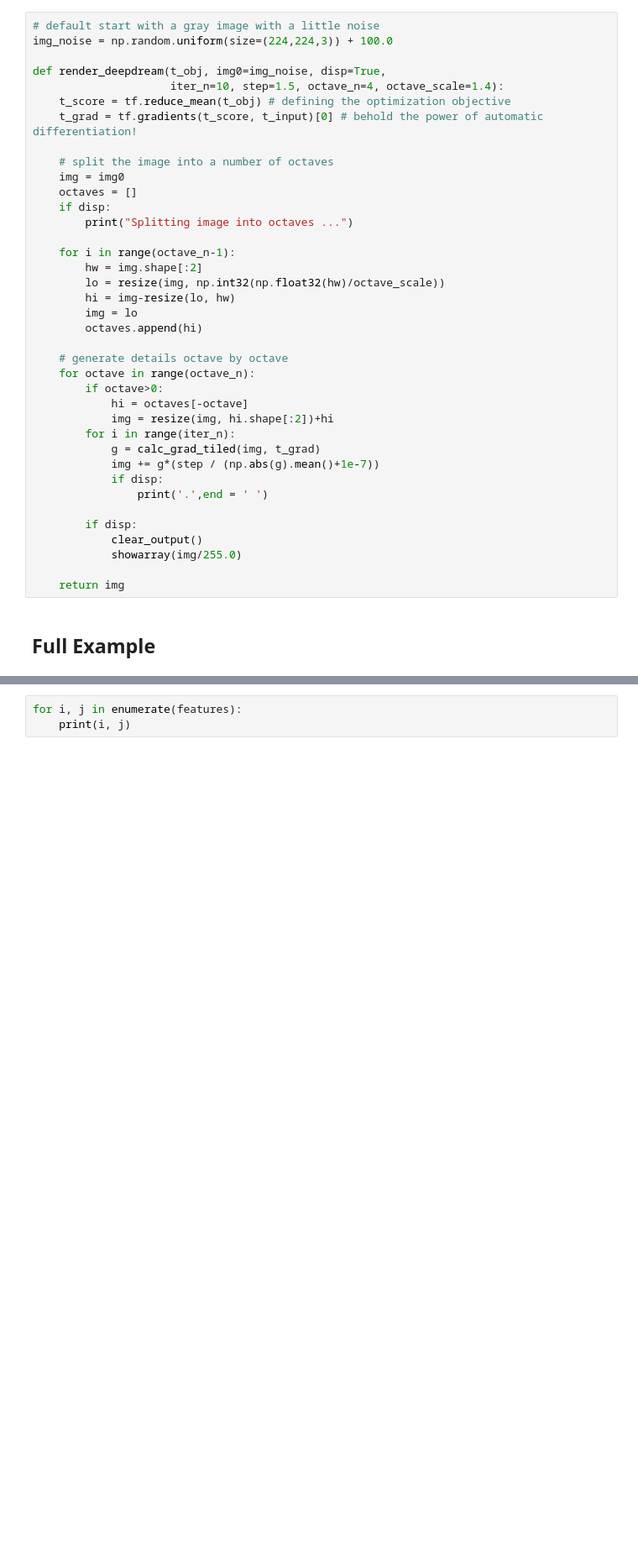
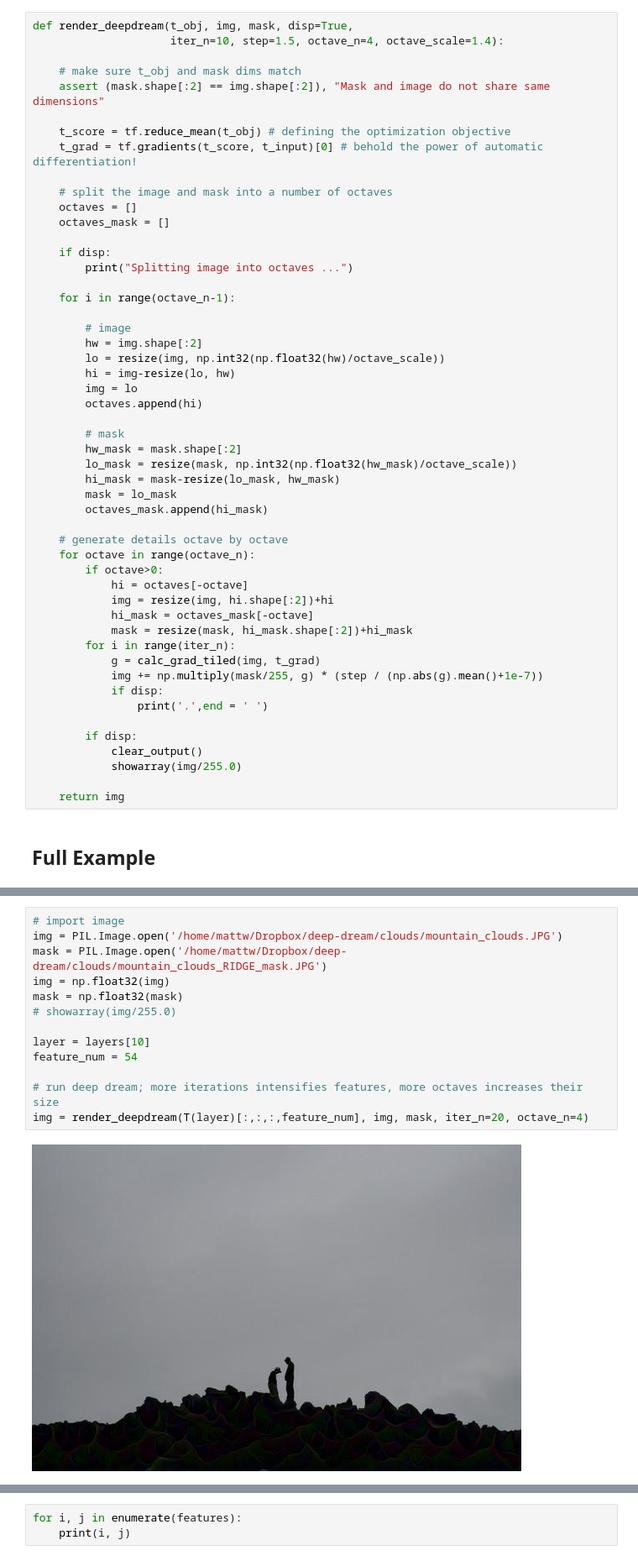
Before and after one commit to deepbluesea/tf-deepdream, a Jupyter notebook: deep-dream-mask.ipynb, the cells around one changed output, grey strips where cells are left out. Shown at 84% size. Cells and saved outputs as stored; diff of their text form; blank space fills up the shorter version.

Commit message:
single mask handling

```diff
--- a/deep-dream-mask.ipynb
+++ b/deep-dream-mask.ipynb
@@ -90,33 +93,46 @@ def calc_grad_tiled(img, t_grad, tile_size=512):
 # %%
-# default start with a gray image with a little noise
-img_noise = np.random.uniform(size=(224,224,3)) + 100.0
+def render_deepdream(t_obj, img, mask, disp=True,
+                     iter_n=10, step=1.5, octave_n=4, octave_scale=1.4):
 
-def render_deepdream(t_obj, img0=img_noise, disp=True,
-                     iter_n=10, step=1.5, octave_n=4, octave_scale=1.4):
+    # make sure t_obj and mask dims match
+    assert (mask.shape[:2] == img.shape[:2]), "Mask and image do not share same dimensions"
+
     t_score = tf.reduce_mean(t_obj) # defining the optimization objective
     t_grad = tf.gradients(t_score, t_input)[0] # behold the power of automatic differentiation!
 
-    # split the image into a number of octaves
-    img = img0
+    # split the image and mask into a number of octaves
     octaves = []
+    octaves_mask = []
+
     if disp:
         print("Splitting image into octaves ...")
 
     for i in range(octave_n-1):
+
+        # image
         hw = img.shape[:2]
         lo = resize(img, np.int32(np.float32(hw)/octave_scale))
         hi = img-resize(lo, hw)
         img = lo
         octaves.append(hi)
 
+        # mask
+        hw_mask = mask.shape[:2]
+        lo_mask = resize(mask, np.int32(np.float32(hw_mask)/octave_scale))
+        hi_mask = mask-resize(lo_mask, hw_mask)
+        mask = lo_mask
+        octaves_mask.append(hi_mask)
+
     # generate details octave by octave
     for octave in range(octave_n):
         if octave>0:
             hi = octaves[-octave]
             img = resize(img, hi.shape[:2])+hi
+            hi_mask = octaves_mask[-octave]
+            mask = resize(mask, hi_mask.shape[:2])+hi_mask
         for i in range(iter_n):
             g = calc_grad_tiled(img, t_grad)
-            img += g*(step / (np.abs(g).mean()+1e-7))
+            img += np.multiply(mask/255, g) * (step / (np.abs(g).mean()+1e-7))
             if disp:
                 print('.',end = ' ')
 
@@ -205,3 +213,18 @@ Total Elapsed Time: 14 hours
+# %%
+# import image
+img = PIL.Image.open('/home/mattw/Dropbox/deep-dream/clouds/mountain_clouds.JPG')
+mask = PIL.Image.open('/home/mattw/Dropbox/deep-dream/clouds/mountain_clouds_RIDGE_mask.JPG')
+img = np.float32(img)
+mask = np.float32(mask)
+# showarray(img/255.0)
+
+layer = layers[10]
+feature_num = 54
+
+# run deep dream; more iterations intensifies features, more octaves increases their size
+img = render_deepdream(T(layer)[:,:,:,feature_num], img, mask, iter_n=20, octave_n=4)
+# %% [output]
+[figure, added]
 # %% [markdown]
 ## Notes
 ### Snow
```
Also changed, not shown: parts of 4 cells of this notebook, 1 other file.
